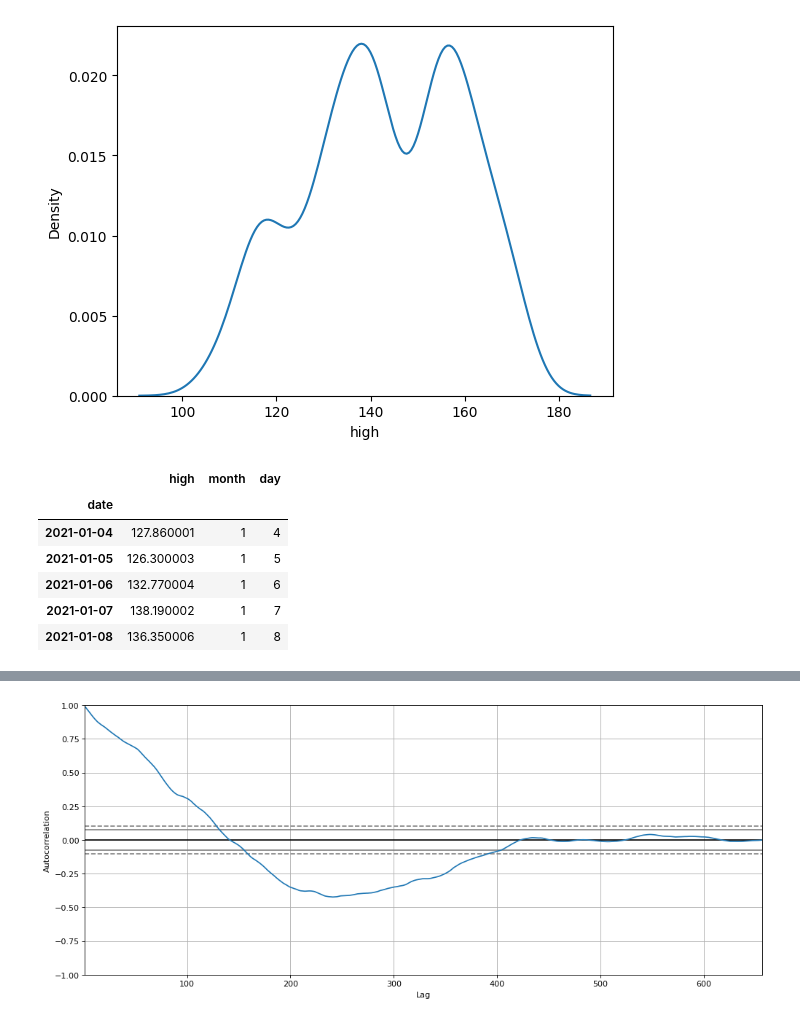
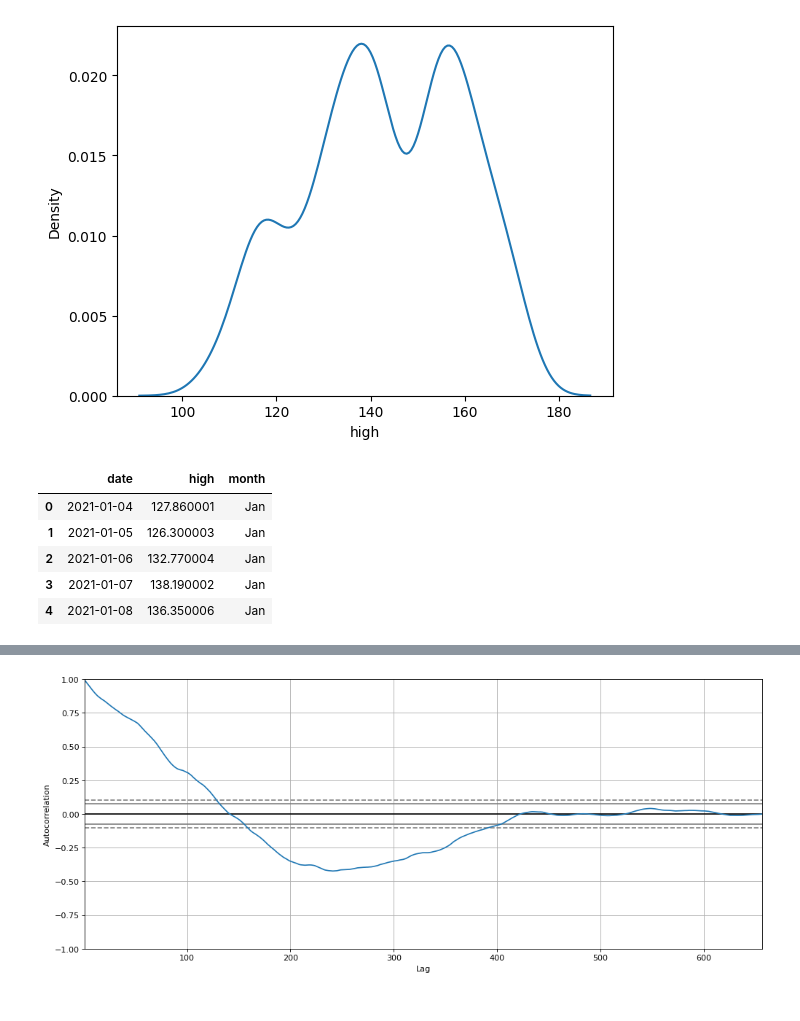
Before and after one commit to tharina11/Financial-Data-Analysis, a Jupyter notebook: Data Exploration/Exploration of stock data.ipynb, the cells around one changed output, grey strips where cells are left out. Drawn from its saved outputs; the diff is of its cells as text; code cells hidden in the pictures.

```diff
--- a/Data Exploration/Exploration of stock data.ipynb
+++ b/Data Exploration/Exploration of stock data.ipynb
@@ -55,13 +56,0 @@ daily_high_time_index = daily_high.set_index('date')
-# %%
-# Add month and date to new columns
-daily_high_time_index['month'] = [daily_high_time_index.index[i].month for i in range(len(daily_high['date']))]
-daily_high_time_index['day'] = [daily_high_time_index.index[i].day for i in range(len(daily_high['date']))]
-daily_high_time_index.head(5)
-# %% [output]
-|  | high | month | day |
-| date |  |  |  |
-| 2021-01-04 | 127.860001 | 1 | 4 |
-| 2021-01-05 | 126.300003 | 1 | 5 |
-| 2021-01-06 | 132.770004 | 1 | 6 |
-| 2021-01-07 | 138.190002 | 1 | 7 |
-| 2021-01-08 | 136.350006 | 1 | 8 |
@@ -68 +60,10 @@ daily_high_time_index.head(5)
+# %%
+daily_high.head(5)
+# %% [output]
+|  | date | high | month |
+| 0 | 2021-01-04 | 127.860001 | Jan |
+| 1 | 2021-01-05 | 126.300003 | Jan |
+| 2 | 2021-01-06 | 132.770004 | Jan |
+| 3 | 2021-01-07 | 138.190002 | Jan |
+| 4 | 2021-01-08 | 136.350006 | Jan |
 # %%
```
Also changed, not shown: parts of 6 cells of this notebook.
